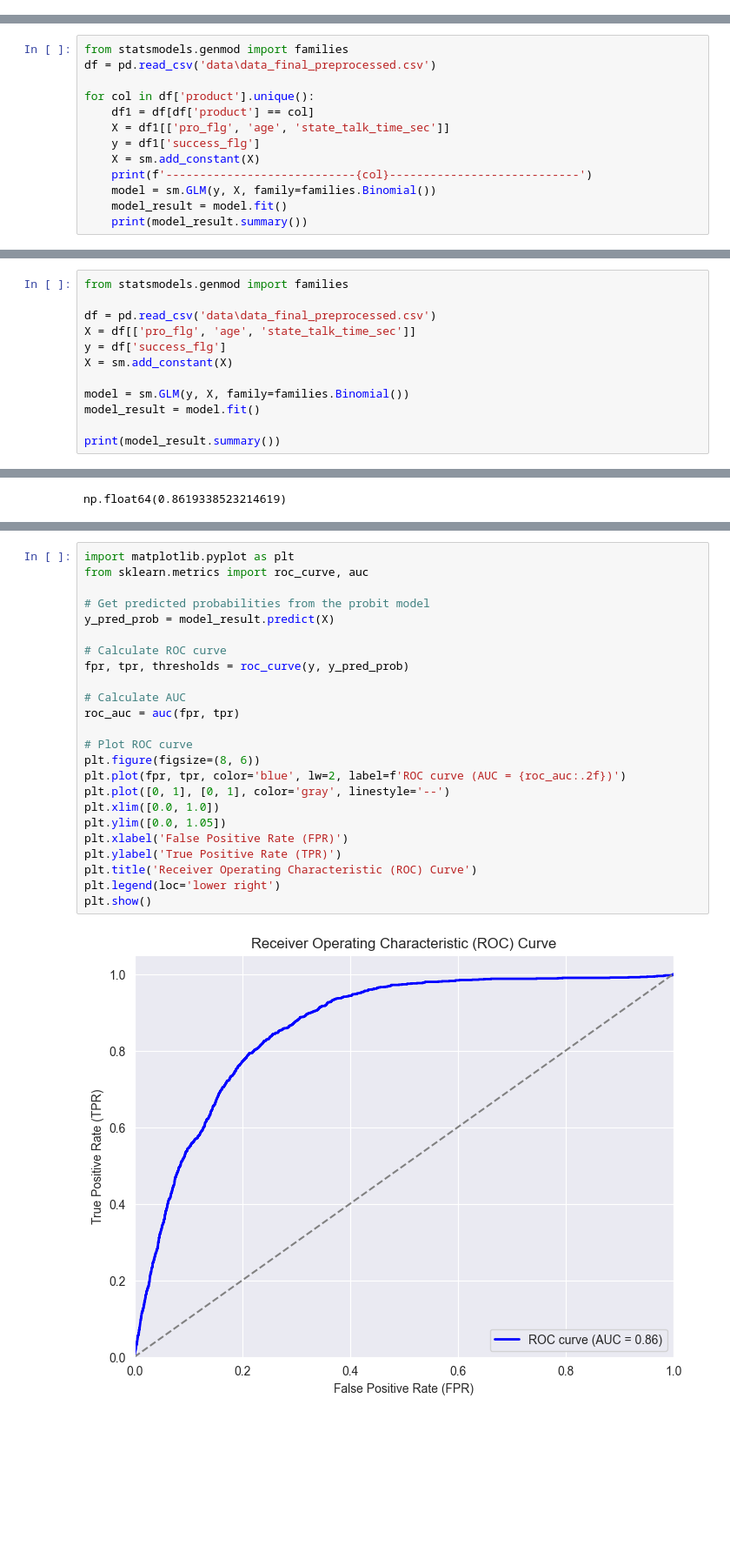
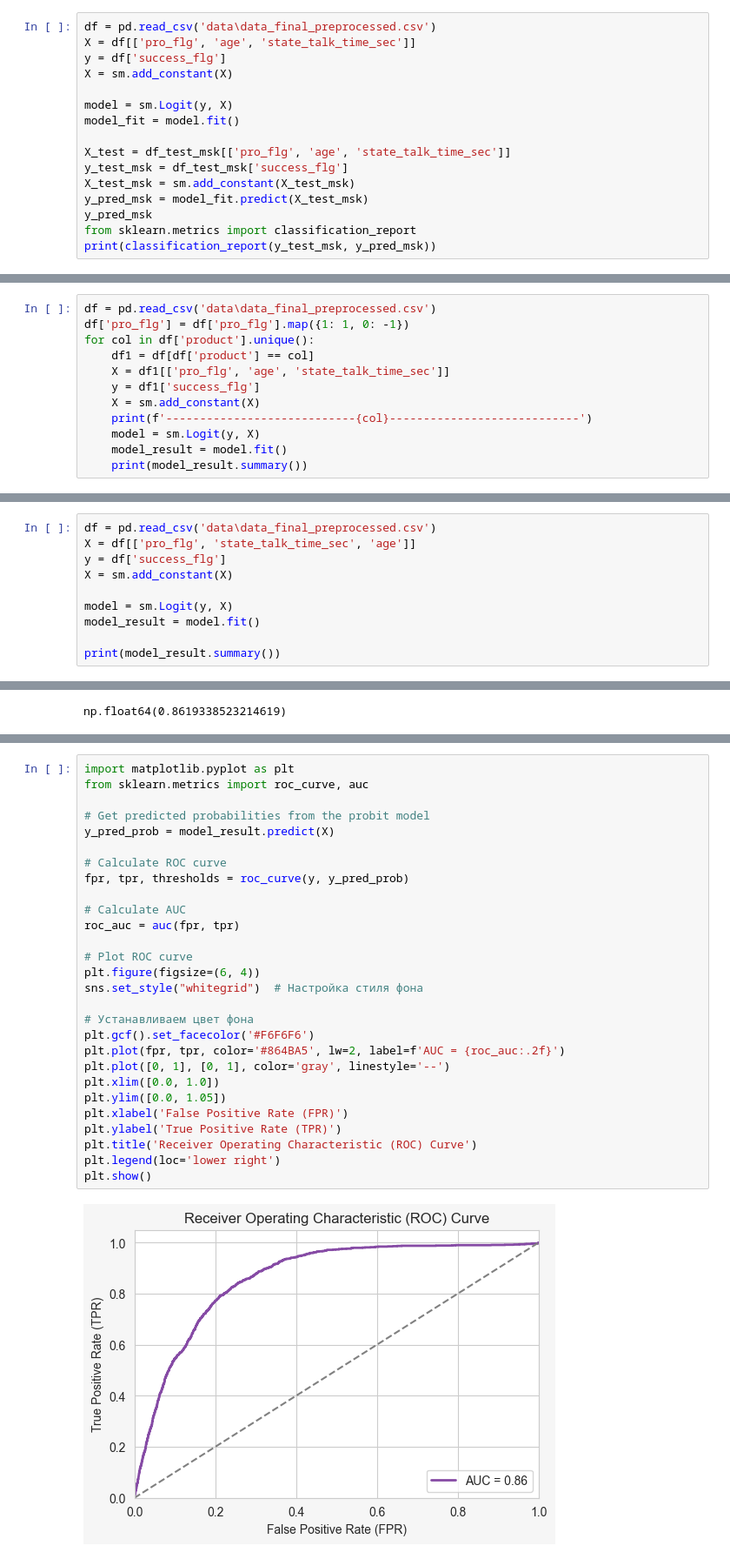
Before and after one commit to bygaga993/bread_dano_2024, a Jupyter notebook: Code/test.ipynb, the cells around one changed output, grey strips where cells are left out. Shown at 87% size. Cells and saved outputs as stored; diff of their text form; blank space fills up the shorter version.

```diff
--- a/Code/test.ipynb
+++ b/Code/test.ipynb
@@ -24,0 +162,16 @@ array(['Кредит', 'Кредитная карта', 'Страхование
+# %%
+df = pd.read_csv('data\data_final_preprocessed.csv')
+X = df[['pro_flg', 'age', 'state_talk_time_sec']]
+y = df['success_flg']
+X = sm.add_constant(X)
+
+model = sm.Logit(y, X)
+model_fit = model.fit()
+
+X_test = df_test_msk[['pro_flg', 'age', 'state_talk_time_sec']]
+y_test_msk = df_test_msk['success_flg']
+X_test_msk = sm.add_constant(X_test_msk)
+y_pred_msk = model_fit.predict(X_test_msk)
+y_pred_msk
+from sklearn.metrics import classification_report
+print(classification_report(y_test_msk, y_pred_msk))
@@ -94,14 +230,13 @@ d[d['count'] > 30]
 # %%
-from statsmodels.genmod import families
 df = pd.read_csv('data\data_final_preprocessed.csv')
-
+df['pro_flg'] = df['pro_flg'].map({1: 1, 0: -1})
 for col in df['product'].unique():
     df1 = df[df['product'] == col]
     X = df1[['pro_flg', 'age', 'state_talk_time_sec']]
     y = df1['success_flg']
     X = sm.add_constant(X)
     print(f'----------------------------{col}----------------------------')
-    model = sm.GLM(y, X, family=families.Binomial())
+    model = sm.Logit(y, X)
     model_result = model.fit()
     print(model_result.summary())
 # %% [output]
@@ -123,14 +258,12 @@ age                    -0.3248      0.061     -5.349      0.000      -0.444
 state_talk_time_sec     0.9440      0.063     15.093      0.000       0.821       1.067
 =======================================================================================
 # %%
-from statsmodels.genmod import families
-
 df = pd.read_csv('data\data_final_preprocessed.csv')
-X = df[['pro_flg', 'age', 'state_talk_time_sec']]
+X = df[['pro_flg', 'state_talk_time_sec', 'age']]
 y = df['success_flg']
 X = sm.add_constant(X)
 
-model = sm.GLM(y, X, family=families.Binomial())
+model = sm.Logit(y, X)
 model_result = model.fit()
 
 print(model_result.summary())
@@ -177,26 +311,30 @@ vif_data
 # %%
 import matplotlib.pyplot as plt
 from sklearn.metrics import roc_curve, auc
 
 # Get predicted probabilities from the probit model
 y_pred_prob = model_result.predict(X)
 
 # Calculate ROC curve
 fpr, tpr, thresholds = roc_curve(y, y_pred_prob)
 
 # Calculate AUC
 roc_auc = auc(fpr, tpr)
 
 # Plot ROC curve
-plt.figure(figsize=(8, 6))
-plt.plot(fpr, tpr, color='blue', lw=2, label=f'ROC curve (AUC = {roc_auc:.2f})')
+plt.figure(figsize=(6, 4))
+sns.set_style("whitegrid")  # Настройка стиля фона
+
+# Устанавливаем цвет фона
+plt.gcf().set_facecolor('#F6F6F6')
+plt.plot(fpr, tpr, color='#864BA5', lw=2, label=f'AUC = {roc_auc:.2f}')
 plt.plot([0, 1], [0, 1], color='gray', linestyle='--')
 plt.xlim([0.0, 1.0])
 plt.ylim([0.0, 1.05])
 plt.xlabel('False Positive Rate (FPR)')
 plt.ylabel('True Positive Rate (TPR)')
 plt.title('Receiver Operating Characteristic (ROC) Curve')
 plt.legend(loc='lower right')
 plt.show()
 # %% [output]
-[figure, old version]
+[figure, new version]
```
Also changed, not shown: parts of 25 cells of this notebook, 3 other files.
